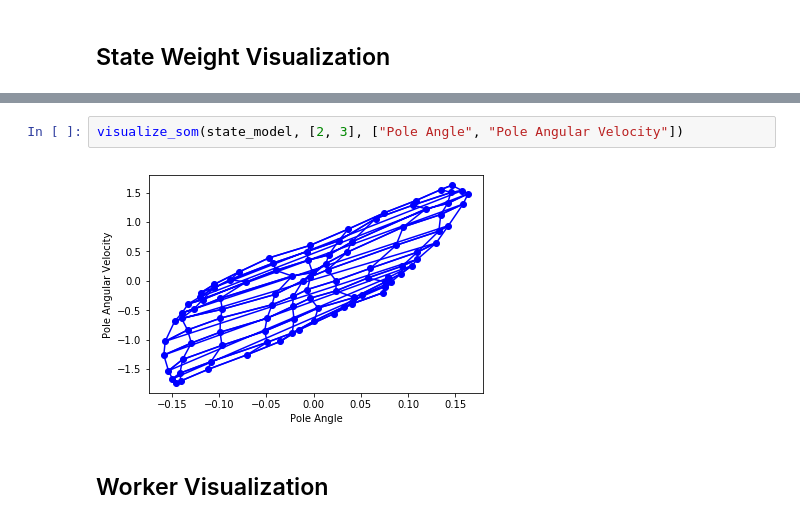
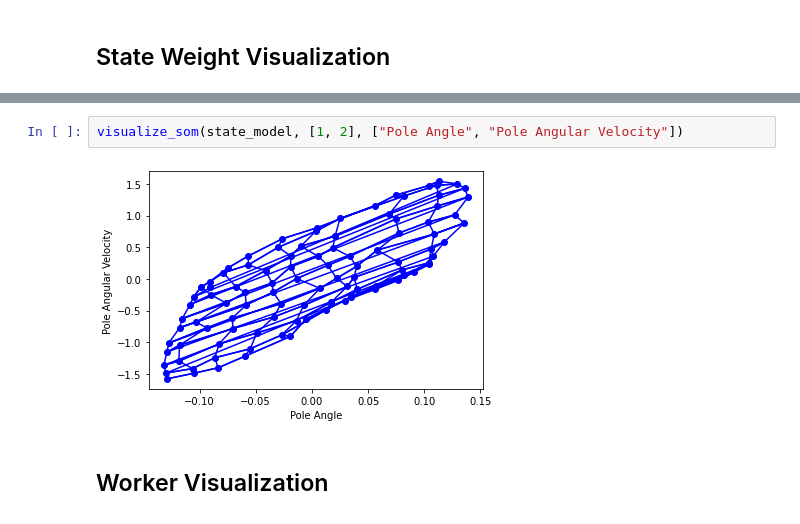
Before and after one commit to johnlime/hierarchical_som, a Jupyter notebook: demo/Visualization.ipynb, the cells around one changed output, grey strips where cells are left out. Cells and saved outputs as stored; diff of their text form.

```diff
--- a/demo/Visualization.ipynb
+++ b/demo/Visualization.ipynb
@@ -36,7 +40,7 @@ visualize_som(state_model, [0, 1], ["Cart Position", "Cart Velocity"])
 # %%
-visualize_som(state_model, [2, 3], ["Pole Angle", "Pole Angular Velocity"])
+visualize_som(state_model, [1, 2], ["Pole Angle", "Pole Angular Velocity"])
 # %% [output]
-[figure, old version]
+[figure, new version]
 # %% [markdown]
 ## Worker Visualization
 # %%
```
Also changed, not shown: parts of 8 cells of this notebook, 15 other files.
